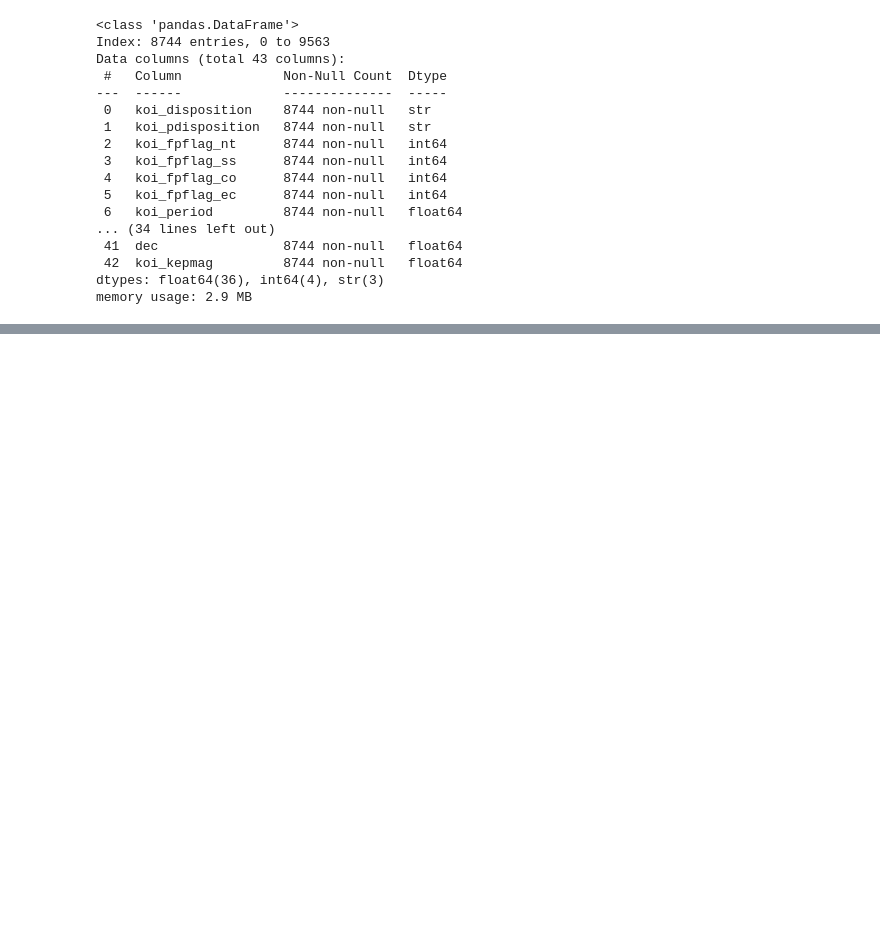
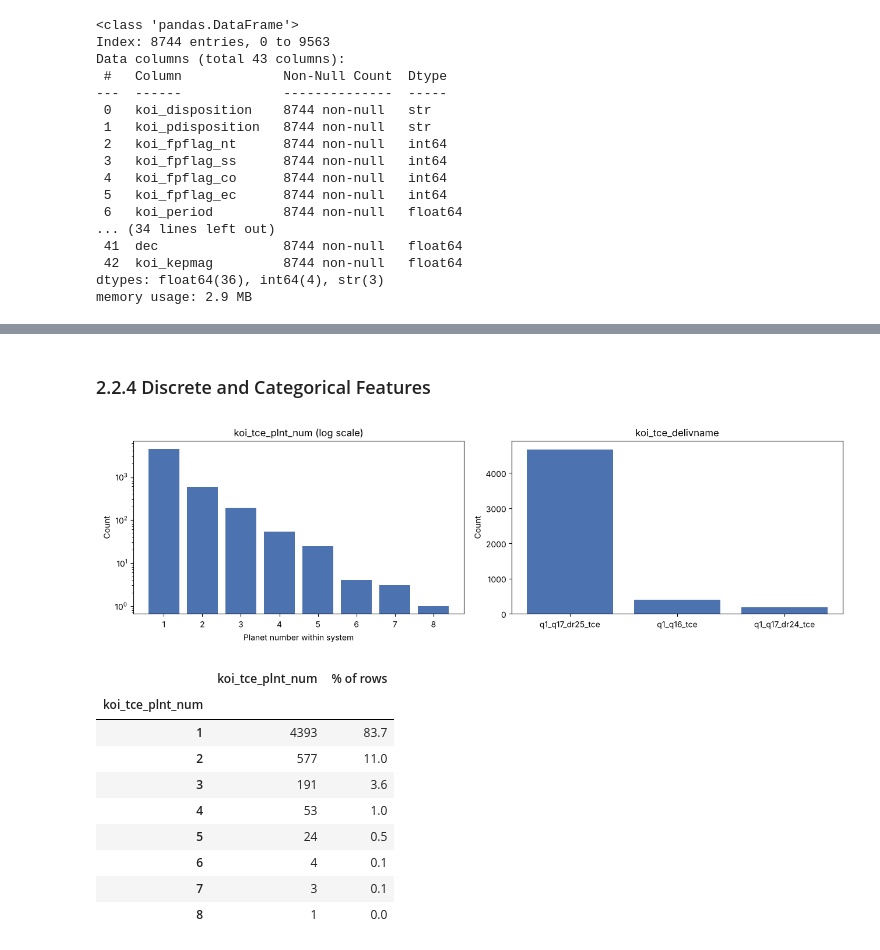
Before and after one commit to ayoajimuda/machine-learning, a Jupyter notebook: notebooks/clas/exoplanet_search.ipynb, the cells around one changed output, grey strips where cells are left out. Saved outputs shown, nothing was run; the diff lists cells and outputs as text; code cells hidden in the pictures; blank space fills up the shorter version.

```diff
--- a/notebooks/clas/exoplanet_search.ipynb
+++ b/notebooks/clas/exoplanet_search.ipynb
@@ -159,0 +309,36 @@ unique_values =
+# %% [markdown]
+### 2.2.4 Discrete and Categorical Features
+# %%
+fig, axes = plt.subplots(1, 2, figsize=(13, 4))
+
+plnt = train["koi_tce_plnt_num"].astype(int).value_counts().sort_index()
+axes[0].bar(plnt.index.astype(str), plnt.values, color="#4C72B0")
+axes[0].set_yscale("log")
+axes[0].set_title("koi_tce_plnt_num (log scale)")
+axes[0].set_xlabel("Planet number within system")
+axes[0].set_ylabel("Count")
+
+deliv = train["koi_tce_delivname"].value_counts()
+axes[1].bar(deliv.index, deliv.values, color="#4C72B0")
+axes[1].set_title("koi_tce_delivname")
+axes[1].set_ylabel("Count")
+
+plt.tight_layout()
+plt.show()
+
+pd.DataFrame({
+    "koi_tce_plnt_num": plnt,
+    "% of rows": (plnt / plnt.sum() * 100).round(1),
+})
+# %% [output]
+[figure, added]
+|  | koi_tce_plnt_num | % of rows |
+| koi_tce_plnt_num |  |  |
+| 1 | 4393 | 83.7 |
+| 2 | 577 | 11.0 |
+| 3 | 191 | 3.6 |
+| 4 | 53 | 1.0 |
+| 5 | 24 | 0.5 |
+| 6 | 4 | 0.1 |
+| 7 | 3 | 0.1 |
+| 8 | 1 | 0.0 |
```
Also changed, not shown: parts of 86 cells of this notebook, 3 other files.
